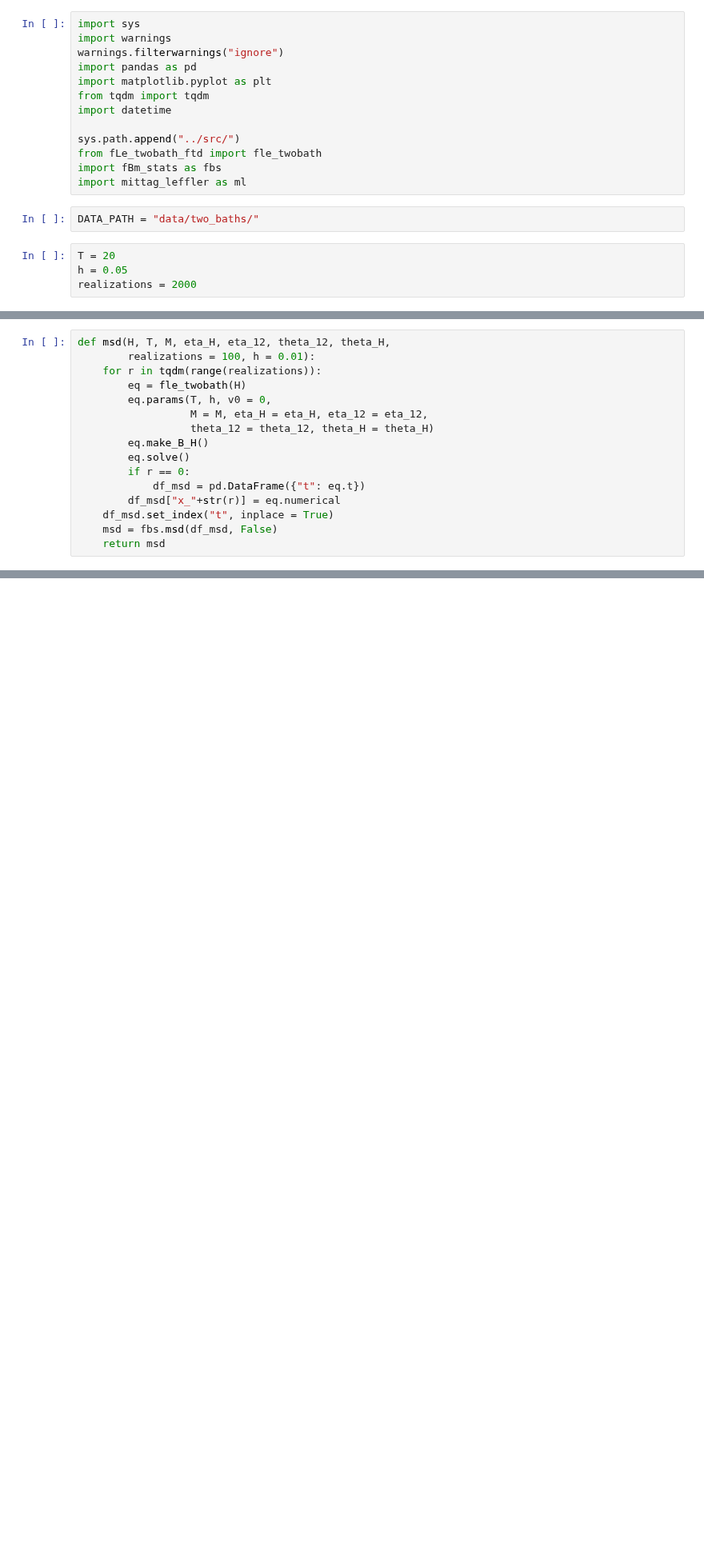
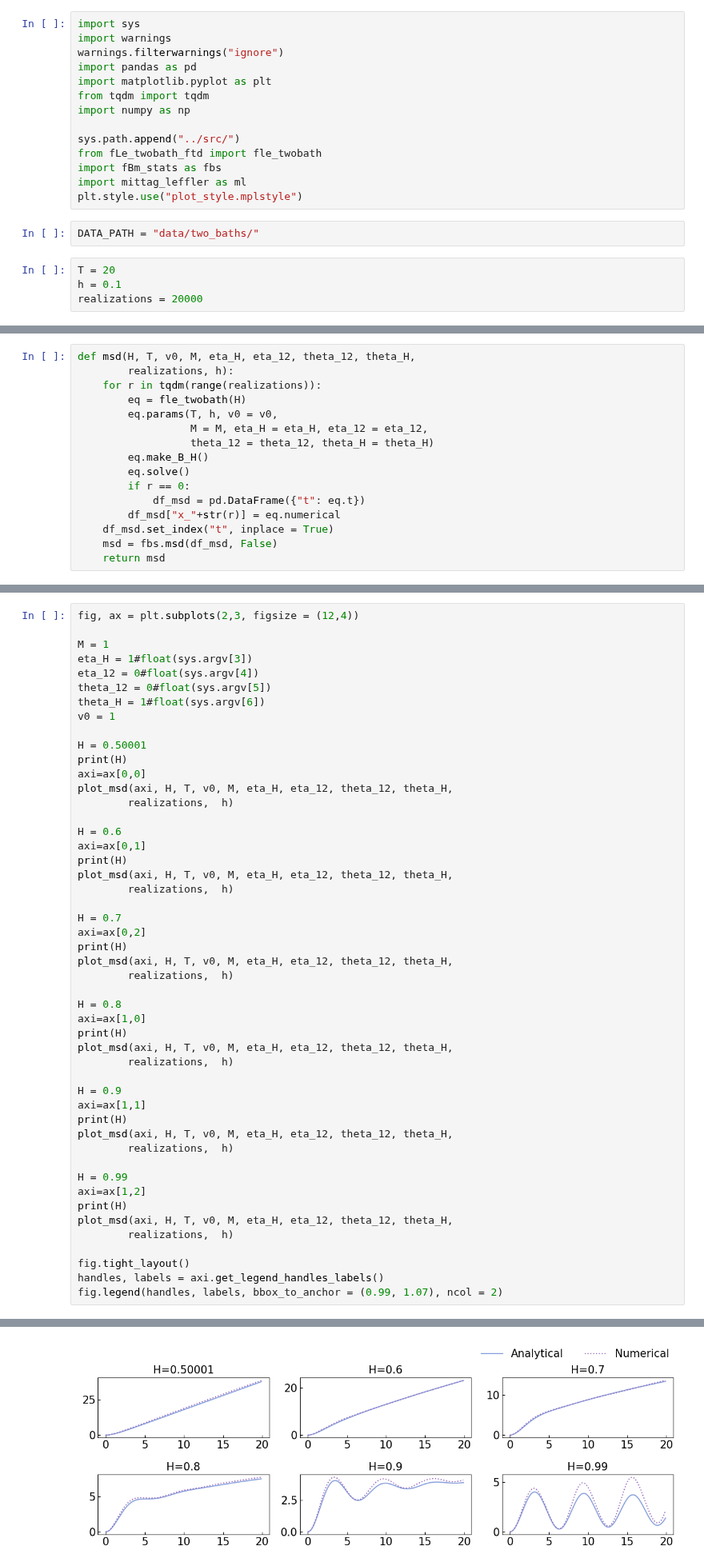
Before and after one commit to davidsantiagoquevedo/fractional-langevin-equations, a Jupyter notebook: analysis/inspect_fLe_two_baths_ftd.ipynb, the cells around one changed output, grey strips where cells are left out. Shown at 80% size. Saved outputs shown, nothing was run; the diff lists cells and outputs as text; blank space fills up the shorter version.

```diff
--- a/analysis/inspect_fLe_two_baths_ftd.ipynb
+++ b/analysis/inspect_fLe_two_baths_ftd.ipynb
@@ -5,18 +5,19 @@ warnings.filterwarnings("ignore")
 import pandas as pd
 import matplotlib.pyplot as plt
 from tqdm import tqdm
-import datetime
+import numpy as np
 
 sys.path.append("../src/")
 from fLe_twobath_ftd import fle_twobath
 import fBm_stats as fbs
 import mittag_leffler as ml
+plt.style.use("plot_style.mplstyle")
 # %%
 DATA_PATH = "data/two_baths/"
 # %%
 T = 20
-h = 0.05
-realizations = 2000
+h = 0.1
+realizations = 20000
 # %%
 def msd_analytical_colored(fle):
 
@@ -34,9 +69,9 @@ def msd_analytical_colored(fle):
 # %%
-def msd(H, T, M, eta_H, eta_12, theta_12, theta_H,
-        realizations = 100, h = 0.01):
+def msd(H, T, v0, M, eta_H, eta_12, theta_12, theta_H,
+        realizations, h):
     for r in tqdm(range(realizations)):
         eq = fle_twobath(H)
-        eq.params(T, h, v0 = 0,
+        eq.params(T, h, v0 = v0,
                   M = M, eta_H = eta_H, eta_12 = eta_12,
                   theta_12 = theta_12, theta_H = theta_H)
         eq.make_B_H()
@@ -194,0 +107,50 @@ df_msd.plot(ax = ax)
+# %%
+fig, ax = plt.subplots(2,3, figsize = (12,4))
+
+M = 1
+eta_H = 1#float(sys.argv[3])
+eta_12 = 0#float(sys.argv[4])
+theta_12 = 0#float(sys.argv[5])
+theta_H = 1#float(sys.argv[6])
+v0 = 1
+
+H = 0.50001
+print(H)
+axi=ax[0,0]
+plot_msd(axi, H, T, v0, M, eta_H, eta_12, theta_12, theta_H,
+        realizations,  h)
+
+H = 0.6
+axi=ax[0,1]
+print(H)
+plot_msd(axi, H, T, v0, M, eta_H, eta_12, theta_12, theta_H,
+        realizations,  h)
+
+H = 0.7
+axi=ax[0,2]
+print(H)
+plot_msd(axi, H, T, v0, M, eta_H, eta_12, theta_12, theta_H,
+        realizations,  h)
+
+H = 0.8
+axi=ax[1,0]
+print(H)
+plot_msd(axi, H, T, v0, M, eta_H, eta_12, theta_12, theta_H,
+        realizations,  h)
+
+H = 0.9
+axi=ax[1,1]
+print(H)
+plot_msd(axi, H, T, v0, M, eta_H, eta_12, theta_12, theta_H,
+        realizations,  h)
+
+H = 0.99
+axi=ax[1,2]
+print(H)
+plot_msd(axi, H, T, v0, M, eta_H, eta_12, theta_12, theta_H,
+        realizations,  h)
+
+fig.tight_layout()
+handles, labels = axi.get_legend_handles_labels()
+fig.legend(handles, labels, bbox_to_anchor = (0.99, 1.07), ncol = 2)
+# %% [output]
@@ -194,0 +164 @@ df_msd.plot(ax = ax)
+[figure, added]
```
Also changed, not shown: parts of 9 cells of this notebook.
